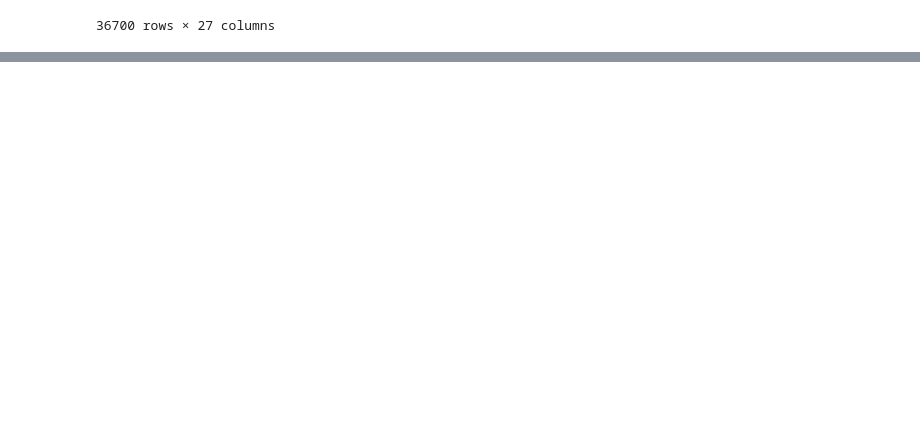
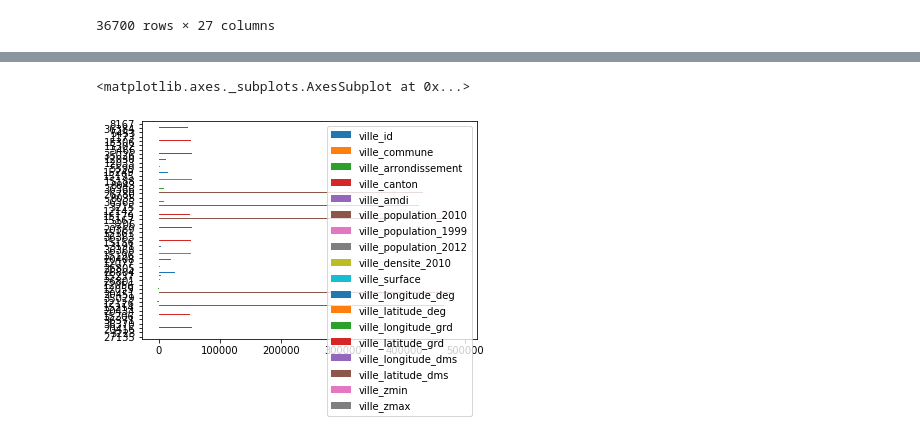
Before and after one commit to ngumichel/py_project, a Jupyter notebook: city.ipynb, the cells around one changed output, grey strips where cells are left out. Cells and saved outputs as stored; diff of their text form; code cells hidden in the pictures; blank space fills up the shorter version.

Commit message:
feat. first draft plot cities

```diff
--- a/city.ipynb
+++ b/city.ipynb
@@ -61,0 +82,5 @@ sortedCity.head(50)
+# %%
+sortedCityFifty.plot(kind='barh')
+# %% [output]
+<matplotlib.axes._subplots.AxesSubplot at 0x...>
+[figure, added]
```
Also changed, not shown: parts of 3 cells of this notebook.
